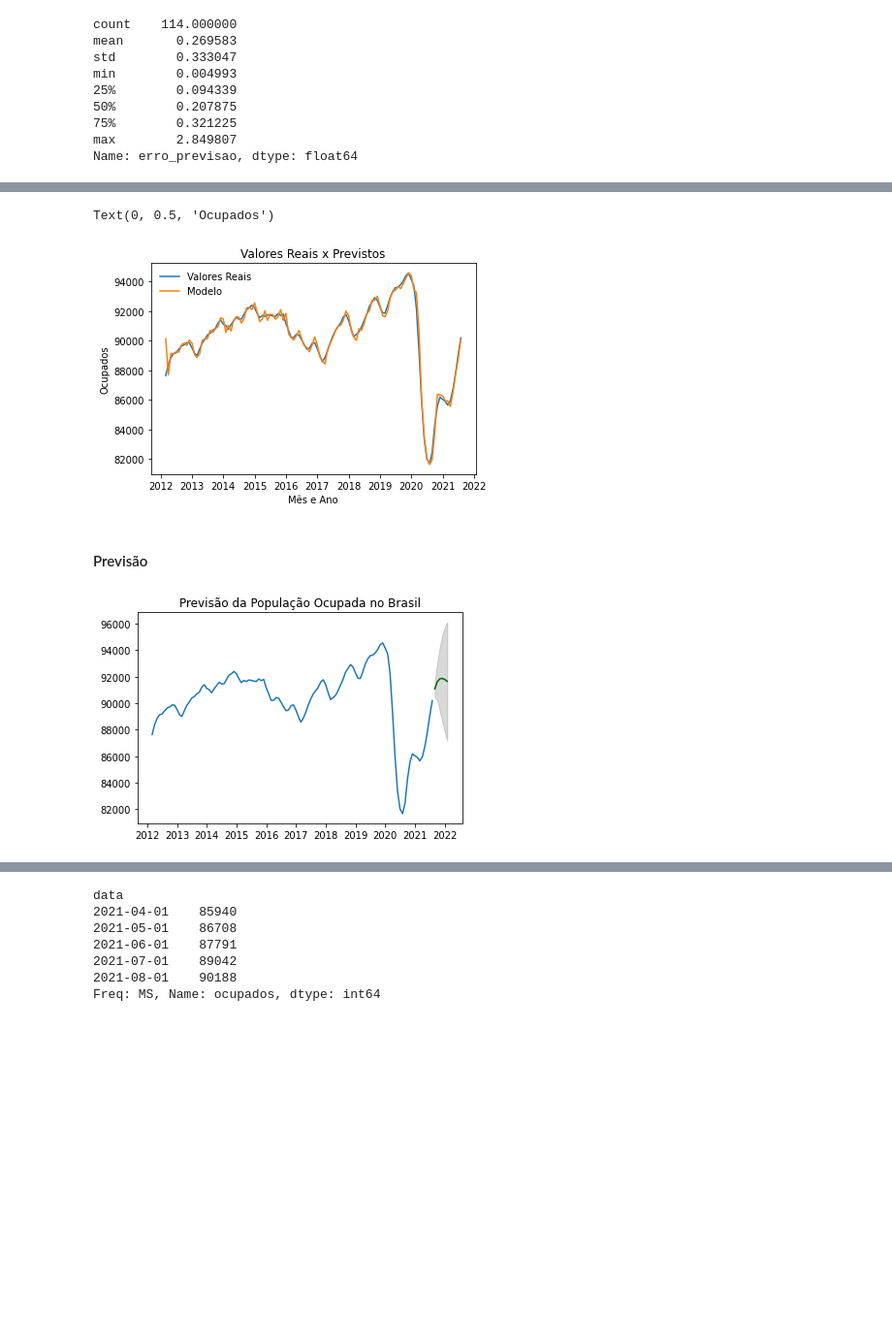
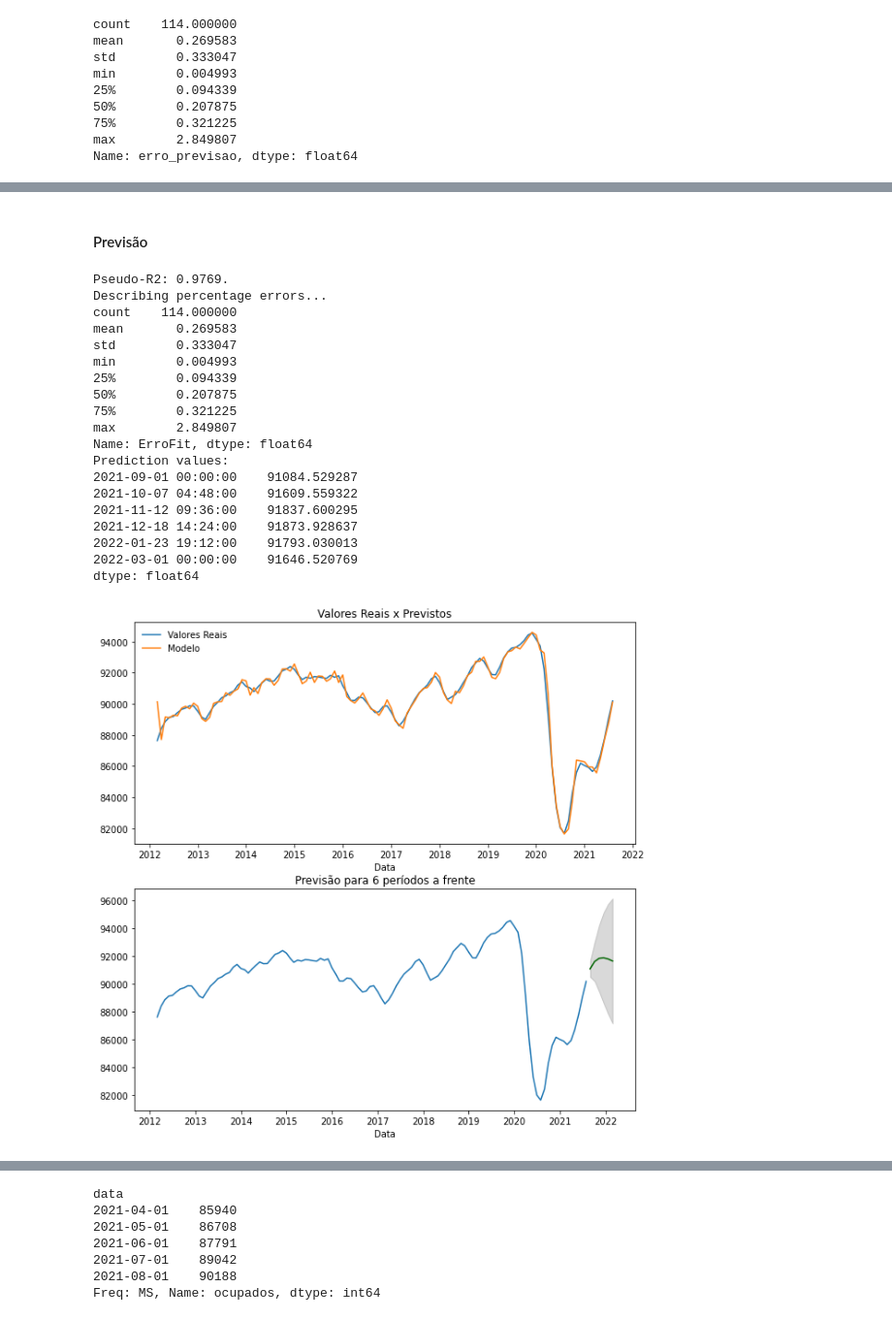
Before and after one commit to vnery5/Econometria, a Jupyter notebook: Notebooks/Séries de Tempo/SeriesTemporais_Modelos.ipynb, the cells around one changed output, grey strips where cells are left out. Shown at 97% size. Drawn from its saved outputs; the diff is of its cells as text; code cells hidden in the pictures; blank space fills up the shorter version.

```diff
--- a/Notebooks/Séries de Tempo/SeriesTemporais_Modelos.ipynb
+++ b/Notebooks/Séries de Tempo/SeriesTemporais_Modelos.ipynb
@@ -712,43 +720,30 @@ df.query('erro_previsao > 2.849')
-# %%
-## Plottando
-# Linhas e legenda
-plt.plot(df.ocupados, label="Valores Reais")
-plt.plot(df.previsao, label="Modelo")
-plt.legend(frameon=False)
-
-# Títulos
-plt.title("Valores Reais x Previstos")
-plt.xlabel("Mês e Ano")
-plt.ylabel("Ocupados")
-
-# print(f"R2: {pearsonr(df.ocupados, df.previsao)[0]**2}")
-# %% [output]
-Text(0, 0.5, 'Ocupados')
-[figure, removed]
 # %% [markdown]
 #### Previsão
-# %%
-## Prevendo o futuro: 6 meses a frente
-previsao, confint = modelo_arima.predict(n_periods=6, return_conf_int=True)
-index_previsao = pd.date_range(start='9/1/2021', periods=6, freq="MS")
-
-# Criando a Série para plottar
-serie_previsao = pd.Series(previsao, index=index_previsao)
-lower_series = pd.Series(confint[:, 0], index=index_previsao)
-upper_series = pd.Series(confint[:, 1], index=index_previsao)
-
-## Plottando
-# Série Real
-plt.plot(df.ocupados)
-
-## Previsão e Valores de Confiança
-plt.plot(serie_previsao, color='darkgreen')
-plt.fill_between(lower_series.index, lower_series, upper_series, color='k', alpha=.15)
-
-plt.title("Previsão da População Ocupada no Brasil")
-plt.show()
-# %% [output]
-[figure, removed]
+# %%
+df, serie_previsao = ef.arima_fit_prediction(modARIMA=modelo_arima,
+                                                dfData=df, sColumn="ocupados",
+                                                nPeriods=6, sFreq="months")
+# %% [output]
+Pseudo-R2: 0.9769.
+Describing percentage errors...
+count    114.000000
+mean       0.269583
+std        0.333047
+min        0.004993
+25%        0.094339
+50%        0.207875
+75%        0.321225
+max        2.849807
+Name: ErroFit, dtype: float64
+Prediction values:
+2021-09-01 00:00:00    91084.529287
+2021-10-07 04:48:00    91609.559322
+2021-11-12 09:36:00    91837.600295
+2021-12-18 14:24:00    91873.928637
+2022-01-23 19:12:00    91793.030013
+2022-03-01 00:00:00    91646.520769
+dtype: float64
+[figure, added]
 # %%
 ## Vendo valores
 # Cresce até novembro e passa a estagnar (apesar de o intervalo de confiança
```
Also changed, not shown: parts of 46 cells of this notebook, 1 other file.
